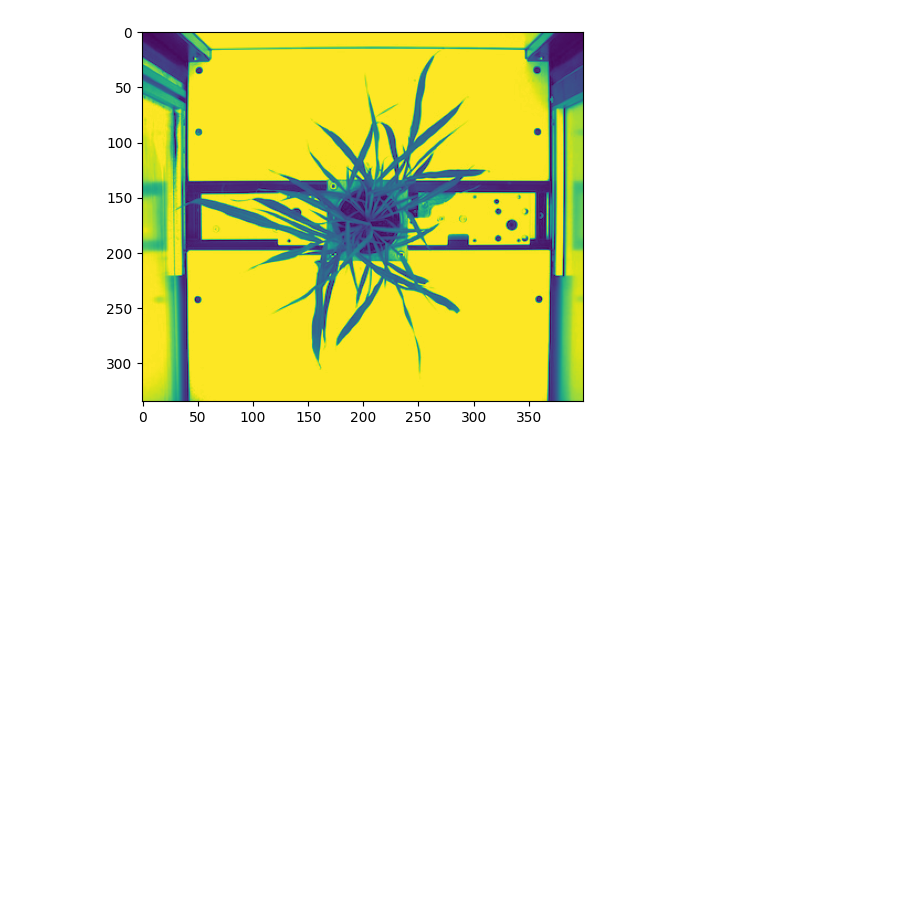
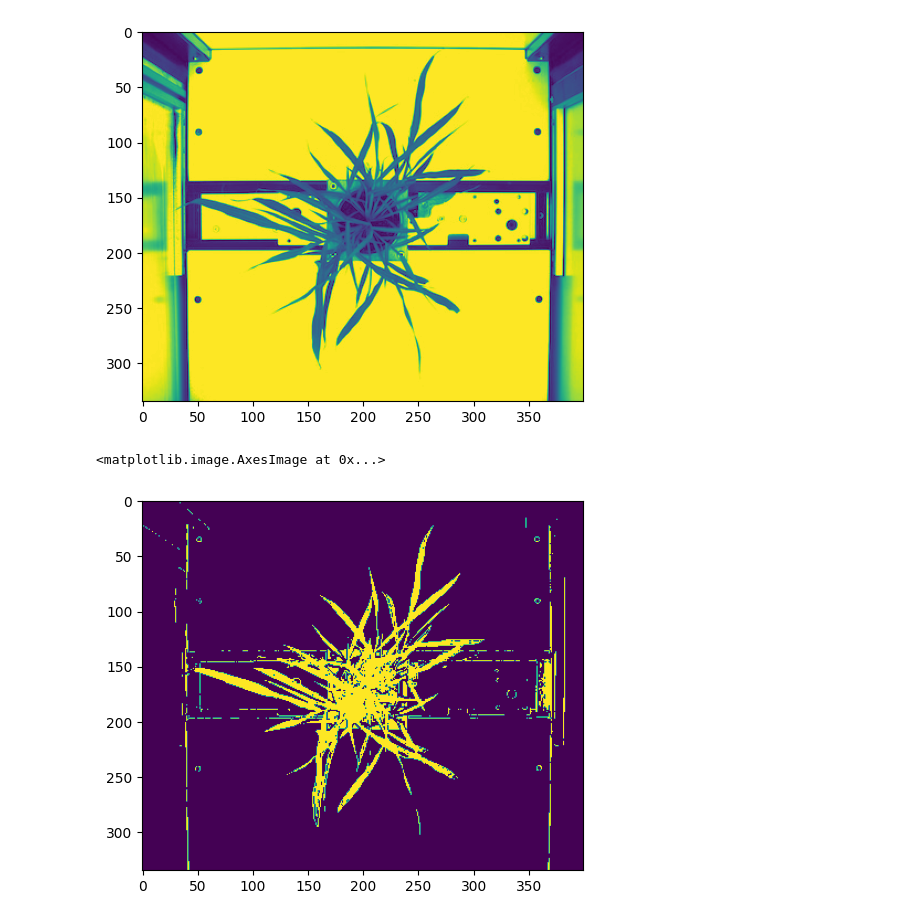
Before and after one commit to SaucyBoi21/PlantCV-Testing, a Jupyter notebook: code.ipynb, the cells around one changed output. Drawn from its saved outputs; the diff is of its cells as text; code cells hidden in the pictures; blank space fills up the shorter version.

Commit message:
played around with some binary thresholds

```diff
--- a/code.ipynb
+++ b/code.ipynb
@@ -35,3 +35,9 @@ plot(v)
 # %% [output]
 <matplotlib.image.AxesImage at 0x...>
 [figure]
+# %%
+img_binary_thresh = pcv.threshold.binary(gray_img=s, threshold=100, max_value=255, object_type='light')
+plot(img_binary_thresh)
+# %% [output]
+<matplotlib.image.AxesImage at 0x...>
+[figure, added]
```
Also changed, not shown: 1 other file.
